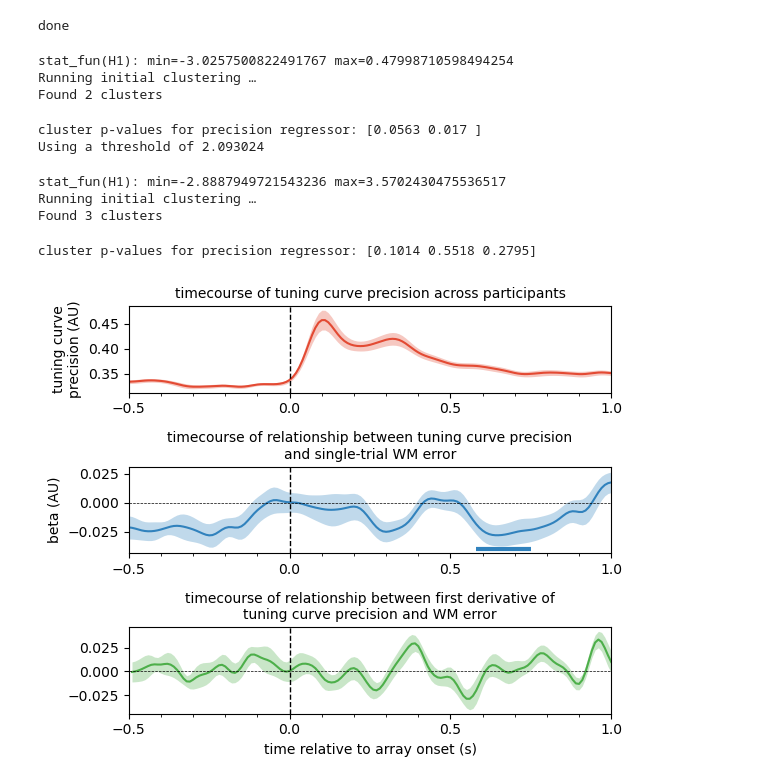
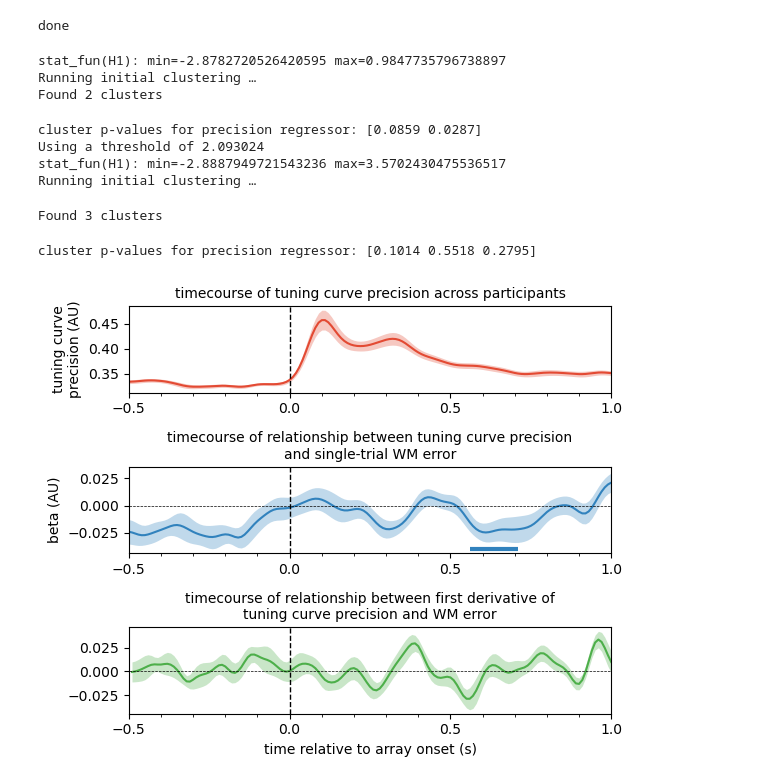
Before and after one commit to schekroud/tuningcurves, a Jupyter notebook: analysis/behaviour/02_visGLM1_TuningCurveParameters_vs_ResponseError.ipynb, the cells around one changed output. Cells and saved outputs as stored; diff of their text form; code cells hidden in the pictures.

```diff
--- a/analysis/behaviour/02_visGLM1_TuningCurveParameters_vs_ResponseError.ipynb
+++ b/analysis/behaviour/02_visGLM1_TuningCurveParameters_vs_ResponseError.ipynb
@@ -39,10 +39,13 @@ ntimes = modeltimes.size
 
 #read in the modelled data
 #save across subject betas in one file
-b_prec = np.load(op.join(wd, 'data', 'glms', 'tc_behaviour', 'glm1', 'TCParamsXbehaviour_beta_precision.npy'))
-b_amp  = np.load(op.join(wd, 'data', 'glms', 'tc_behaviour', 'glm1', 'TCParamsXbehaviour_beta_amplitude.npy'))
-t_prec = np.load(op.join(wd, 'data', 'glms', 'tc_behaviour', 'glm1', 'TCParamsXbehaviour_tstat_precision.npy'))
-t_amp  = np.load(op.join(wd, 'data', 'glms', 'tc_behaviour', 'glm1', 'TCParamsXbehaviour_tstat_amplitude.npy'))
+binstep, binwidth, weightTrials = 4, 22, True
+# binstep, binwidth, weightTrials = 15, 22, True
+
+b_prec = np.load(op.join(wd, 'data', 'glms', 'tc_behaviour', 'glm1', f'TCParamsXbehaviour_beta_precision_binstep{binstep}_binwidth{binwidth}.npy'))
+b_amp  = np.load(op.join(wd, 'data', 'glms', 'tc_behaviour', 'glm1', f'TCParamsXbehaviour_beta_amplitude_binstep{binstep}_binwidth{binwidth}.npy'))
+t_prec = np.load(op.join(wd, 'data', 'glms', 'tc_behaviour', 'glm1', f'TCParamsXbehaviour_tstat_precision_binstep{binstep}_binwidth{binwidth}.npy'))
+t_amp  = np.load(op.join(wd, 'data', 'glms', 'tc_behaviour', 'glm1', f'TCParamsXbehaviour_tstat_amplitude_binstep{binstep}_binwidth{binwidth}.npy'))
 
 b_precd = np.load(op.join(wd, 'data', 'glms', 'tc_behaviour', 'glm1', 'firstderiv_TCParamsXbehaviour_beta_precision.npy'))
 b_ampd  = np.load(op.join(wd, 'data', 'glms', 'tc_behaviour', 'glm1', 'firstderiv_TCParamsXbehaviour_beta_amplitude.npy'))
@@ -55,7 +58,6 @@ if smoothamp:
     b_amp, t_amp = sp.ndimage.gaussian_filter1d(b_amp, sigma=2), sp.ndimage.gaussian_filter1d(t_amp, sigma=2)
 
 #for completeness in the script, we also want to get just the across participant time series for tuning curve precision and amplitude
-binstep, binwidth, weightTrials = 4, 22, True
 nitems, nparams = 2, 2
 subcount = -1
 precision = np.zeros(shape = [nsubs, ntimes]) * np.nan
@@ -92,8 +94,7 @@ gm_tad = t_ampd.mean(0);  sem_tad = sp.stats.sem(t_ampd, axis=0, ddof=0, nan_pol
 np.random.seed(420)
 
 sigalpha = 0.05
-df = nsubs-1
-t_thresh = sp.stats.t.ppf(1-sigalpha, df = df)
+t_thresh = sp.stats.t.ppf(1-sigalpha, df = nsubs-1)
 tmin, tmax = 0.0,  0.75 #time-window for cluster permutation testing
 nperms = 'all'
 nperms = 10000
@@ -144,38 +145,38 @@ for icluster in range(nclus):
     if clupv[icluster] <= sigalpha:
         itmin = times_twin[mask[0]]
         itmax = times_twin[mask[-1]]
         ax2.hlines(y = -0.04, xmin = itmin, xmax = itmax, lw = 3, color = '#3182bd', alpha = 1)
 
 #cluster stats for timecourse of WM error ~ tuning curve precision
 glmlabs = np.array(['mean', 'precision'])
 regname = 'precision'
 tv, clu, clupv, _ = clusterperm_test(data = b_precd, labels = glmlabs, of_interest = regname, times = modeltimes,
                                      tmin = tmin, tmax = tmax, out_type='indices', n_permutations = nperms,
                                      threshold = None, tail=0, n_jobs=4) #one-tailed test
 clu = [x[0] for x in clu]
 print(f'cluster p-values for {regname} regressor: {clupv}')
 times_twin = modeltimes[np.logical_and(modeltimes>=tmin, modeltimes <= tmax)]
 nclus = len(clu)
 for icluster in range(nclus):
     mask = clu[icluster]
     if clupv[icluster] <= sigalpha:
         itmin = times_twin[mask[0]]
         itmax = times_twin[mask[-1]]
         ax3.hlines(y = -0.027, xmin = itmin, xmax = itmax, lw = 3, color = '#4daf4a', alpha = 1)
 
 
 fig.tight_layout()
 # %% [output]
-stat_fun(H1): min=-3.0257500822491767 max=0.47998710598494254
+stat_fun(H1): min=-2.8782720526420595 max=0.9847735796738897
 Running initial clustering …
 Found 2 clusters
-cluster p-values for precision regressor: [0.0563 0.017 ]
+cluster p-values for precision regressor: [0.0859 0.0287]
 Using a threshold of 2.093024
+stat_fun(H1): min=-2.8887949721543236 max=3.5702430475536517
+Running initial clustering …
-stat_fun(H1): min=-2.8887949721543236 max=3.5702430475536517
-Running initial clustering …
 Found 3 clusters
 cluster p-values for precision regressor: [0.1014 0.5518 0.2795]
-[figure, old version]
+[figure, new version]
 # %%
 np.random.seed(420)
 
```
Also changed, not shown: parts of 1 cell of this notebook.
